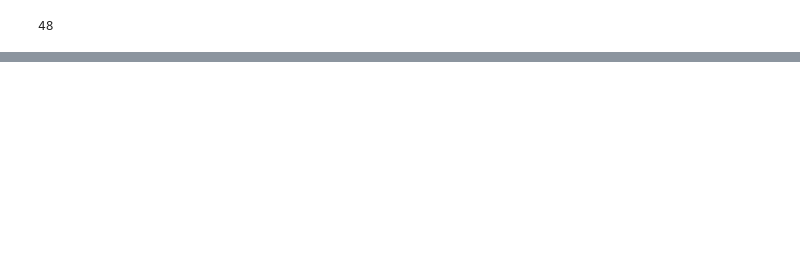
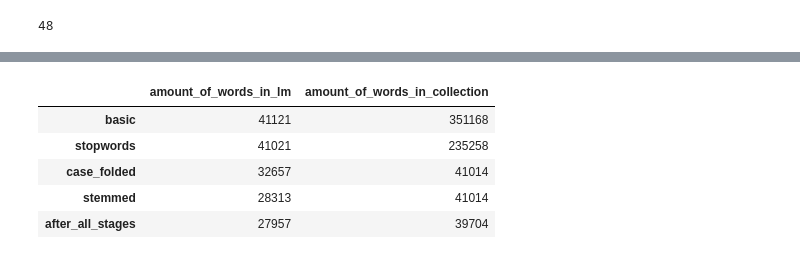
Before and after one commit to hajajmaor/ir_project, a Jupyter notebook: buildIndex.ipynb, the cells around one changed output, grey strips where cells are left out. Cells and saved outputs as stored; diff of their text form; code cells hidden in the pictures; blank space fills up the shorter version.

```diff
--- a/buildIndex.ipynb
+++ b/buildIndex.ipynb
@@ -168,0 +199,17 @@ KeyError: 'be'
+# %%
+class LanguageModelDetails:
+    name:str
+    amount_of_words_in_collection:int
+    collection:List[str]
+    lm:Dict[str,float]
+
+    def __init__(self,name:str,collection:List[str],lm:Dict[str,float]):
+        self.name=name
+        self.collection=collection
+        self.lm=lm
+        self.amount_of_words_in_collection=0
+        for doc in collection:
+            self.amount_of_words_in_collection+=len(doc.split())
+
+    def get_lm_size(self):
+        return len(self.lm)
@@ -168,0 +218,10 @@ KeyError: 'be'
+# %%
+basic=LanguageModelDetails("basic",collection,basic_language_model)
+stop_words=LanguageModelDetails("stopwords",collection_without_stop_words,language_model_without_stop_words)
+case_folded=LanguageModelDetails("case_folded",collection_case_folded,language_model_case_folded)
+stemmed=LanguageModelDetails("stemmed",collection_stemmed,language_model_stemmed)
+after_all_stages=LanguageModelDetails("after_all_stages",collection_without_stop_words_after_all_stages,language_model_without_stop_words_after_all_stages)
+objects=[basic,stop_words,case_folded,stemmed,after_all_stages]
+# %%
+for obj in objects:
+    print(f"{obj.name} has {obj.get_lm_size()} words in the language model, and {obj.amount_of_words_in_collection} words in the collection\n")
@@ -168,0 +240,14 @@ KeyError: 'be'
+# %%
+data={}
+for obj in objects:
+    data[obj.name]=[obj.get_lm_size(),obj.amount_of_words_in_collection]
+df=pd.DataFrame.from_dict(data,columns=["amount_of_words_in_collection","amount_of_words_in_lm"][::-1],orient="index")
+# %%
+df
+# %% [output]
+|  | amount_of_words_in_lm | amount_of_words_in_collection |
+| basic | 41121 | 351168 |
+| stopwords | 41021 | 235258 |
+| case_folded | 32657 | 41014 |
+| stemmed | 28313 | 41014 |
+| after_all_stages | 27957 | 39704 |
```
Also changed, not shown: parts of 28 cells of this notebook, 1 other file.
